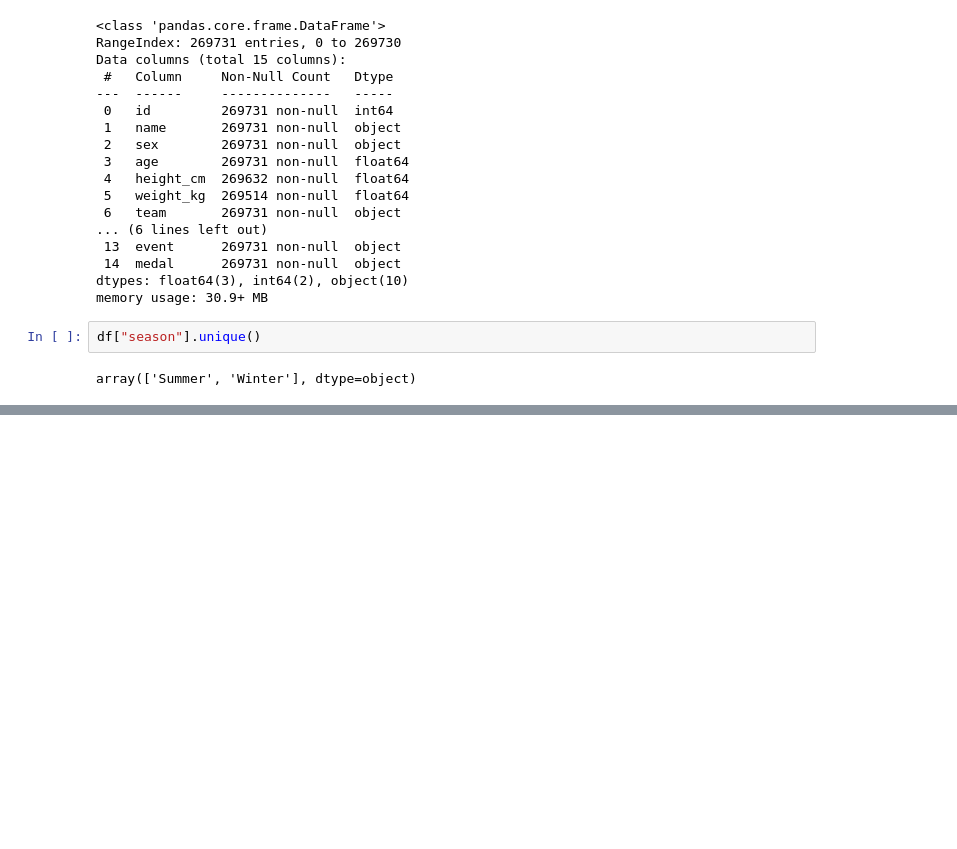
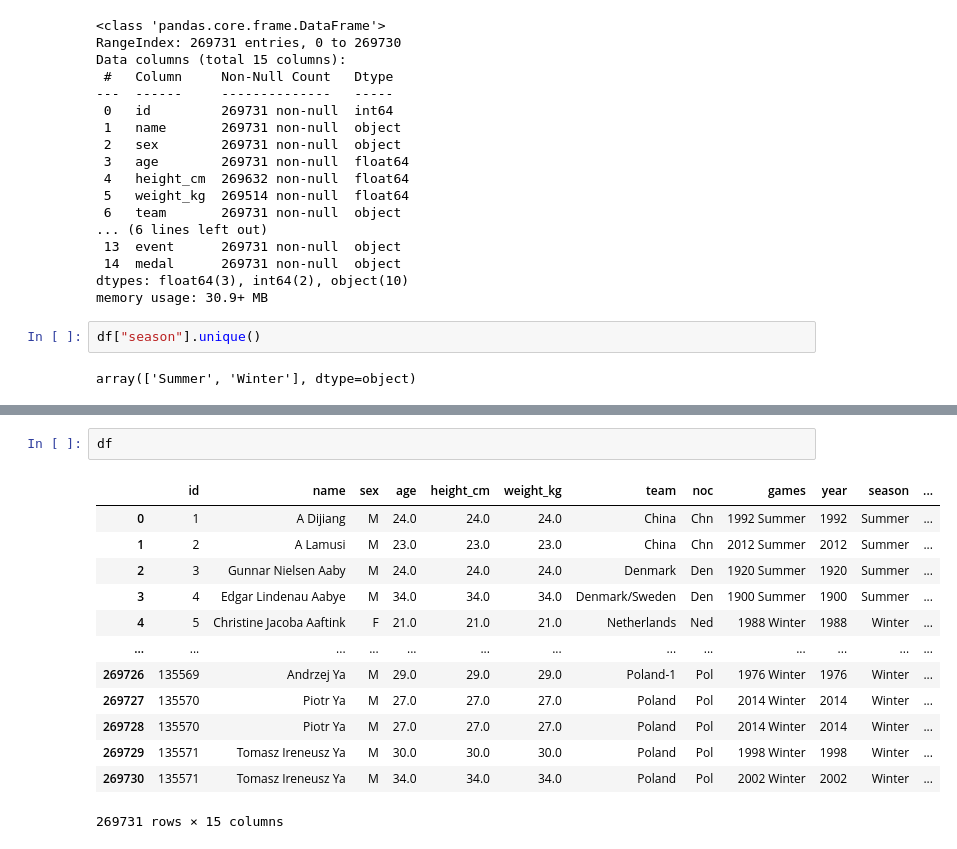
Before and after one commit to RonanD10/capstone-project, a Jupyter notebook: notebooks/exploratory_data_analysis.ipynb, the cells around one changed output, grey strips where cells are left out. Saved outputs shown, nothing was run; the diff lists cells and outputs as text; blank space fills up the shorter version.

```diff
--- a/notebooks/exploratory_data_analysis.ipynb
+++ b/notebooks/exploratory_data_analysis.ipynb
@@ -181,0 +532,16 @@ athletics = summer[summer["sport"] == "Athletics"]
+# %%
+df
+# %% [output]
+|  | id | name | sex | age | height_cm | weight_kg | team | noc | games | year | season | ... |
+| 0 | 1 | A Dijiang | M | 24.0 | 24.0 | 24.0 | China | Chn | 1992 Summer | 1992 | Summer | ... |
+| 1 | 2 | A Lamusi | M | 23.0 | 23.0 | 23.0 | China | Chn | 2012 Summer | 2012 | Summer | ... |
+| 2 | 3 | Gunnar Nielsen Aaby | M | 24.0 | 24.0 | 24.0 | Denmark | Den | 1920 Summer | 1920 | Summer | ... |
+| 3 | 4 | Edgar Lindenau Aabye | M | 34.0 | 34.0 | 34.0 | Denmark/Sweden | Den | 1900 Summer | 1900 | Summer | ... |
+| 4 | 5 | Christine Jacoba Aaftink | F | 21.0 | 21.0 | 21.0 | Netherlands | Ned | 1988 Winter | 1988 | Winter | ... |
+| ... | ... | ... | ... | ... | ... | ... | ... | ... | ... | ... | ... | ... |
+| 269726 | 135569 | Andrzej Ya | M | 29.0 | 29.0 | 29.0 | Poland-1 | Pol | 1976 Winter | 1976 | Winter | ... |
+| 269727 | 135570 | Piotr Ya | M | 27.0 | 27.0 | 27.0 | Poland | Pol | 2014 Winter | 2014 | Winter | ... |
+| 269728 | 135570 | Piotr Ya | M | 27.0 | 27.0 | 27.0 | Poland | Pol | 2014 Winter | 2014 | Winter | ... |
+| 269729 | 135571 | Tomasz Ireneusz Ya | M | 30.0 | 30.0 | 30.0 | Poland | Pol | 1998 Winter | 1998 | Winter | ... |
+| 269730 | 135571 | Tomasz Ireneusz Ya | M | 34.0 | 34.0 | 34.0 | Poland | Pol | 2002 Winter | 2002 | Winter | ... |
+269731 rows × 15 columns
```
Also changed, not shown: parts of 17 cells of this notebook, 11 other files.
